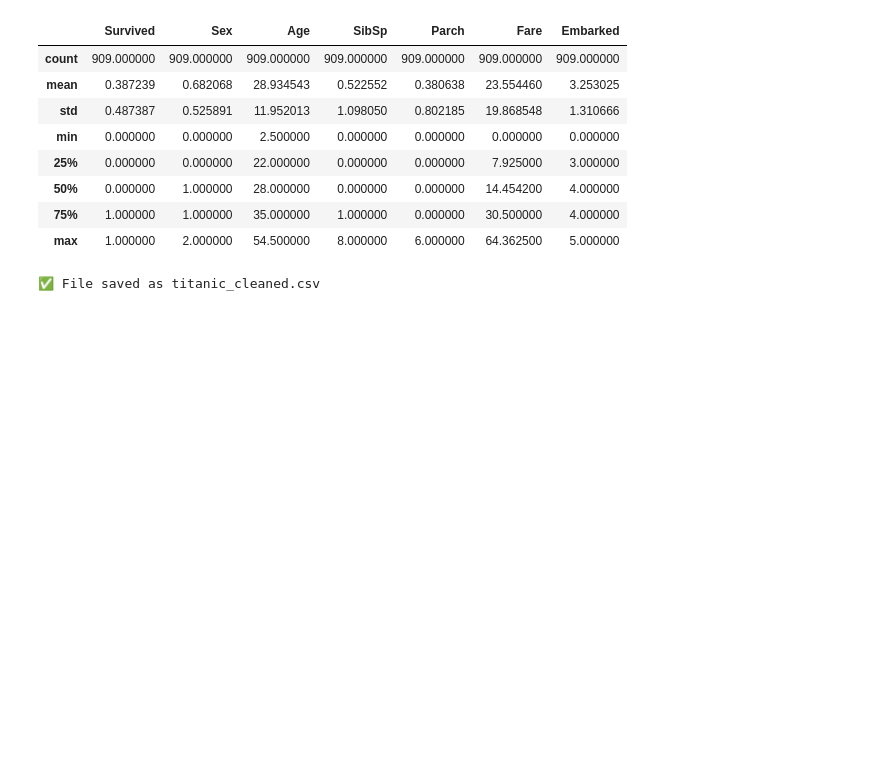
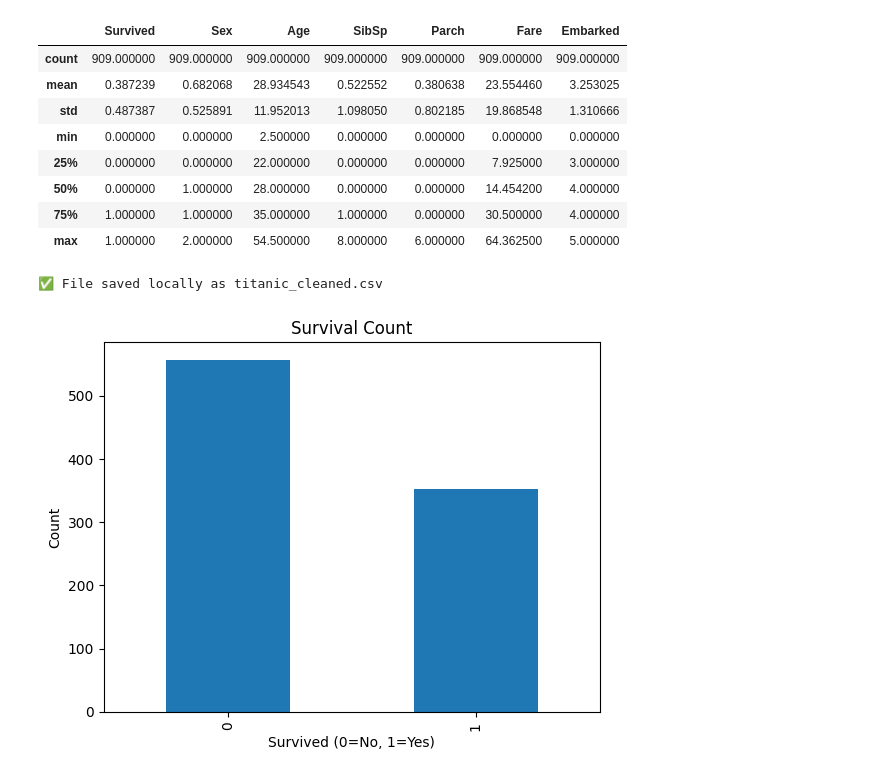
Before and after one commit to softwareWCU/Data-Preprocessing-for-ML-using-Titanic-Dataset, a Jupyter notebook: Titanic_Full_Data_Cleaning_Assignment.ipynb, the cells around one changed output. Drawn from its saved outputs; the diff is of its cells as text; code cells hidden in the pictures; blank space fills up the shorter version.

```diff
--- a/Titanic_Full_Data_Cleaning_Assignment.ipynb
+++ b/Titanic_Full_Data_Cleaning_Assignment.ipynb
@@ -184,6 +186,14 @@ memory usage: 56.9+ KB
 | max | 1.000000 | 2.000000 | 54.500000 | 8.000000 | 6.000000 | 64.362500 | 5.000000 |
 # %%
 df.to_csv("titanic_cleaned.csv", index=False)
-print("✅ File saved as titanic_cleaned.csv")
+print("✅ File saved locally as titanic_cleaned.csv")
 # %% [output]
-✅ File saved as titanic_cleaned.csv
+✅ File saved locally as titanic_cleaned.csv
+# %%
+df['Survived'].value_counts().plot(kind='bar')
+plt.title("Survival Count")
+plt.xlabel("Survived (0=No, 1=Yes)")
+plt.ylabel("Count")
+plt.show()
+# %% [output]
+[figure, added]
```
Also changed, not shown: parts of 47 cells of this notebook.
